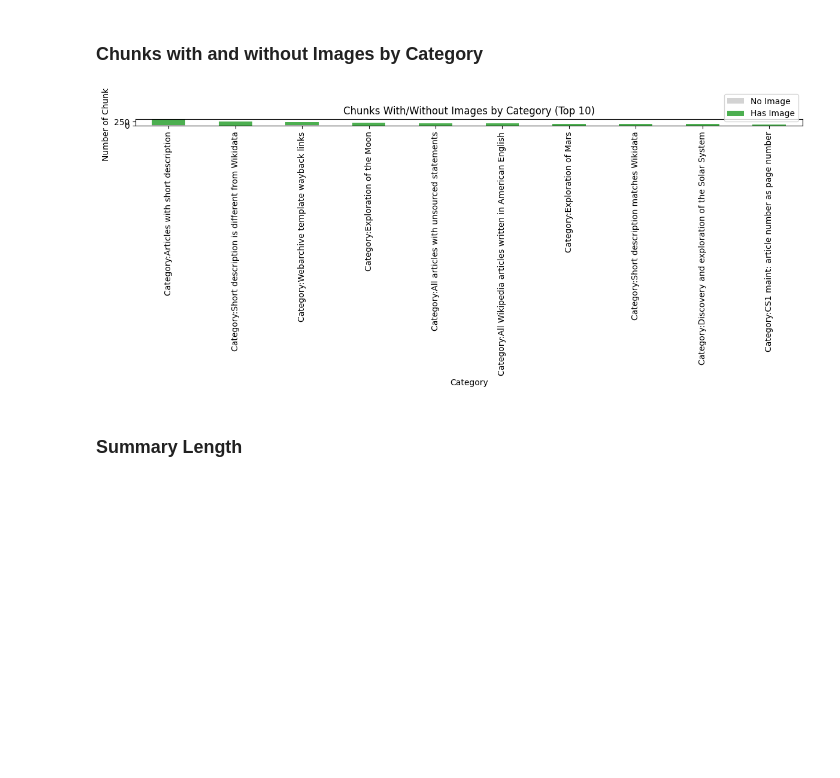
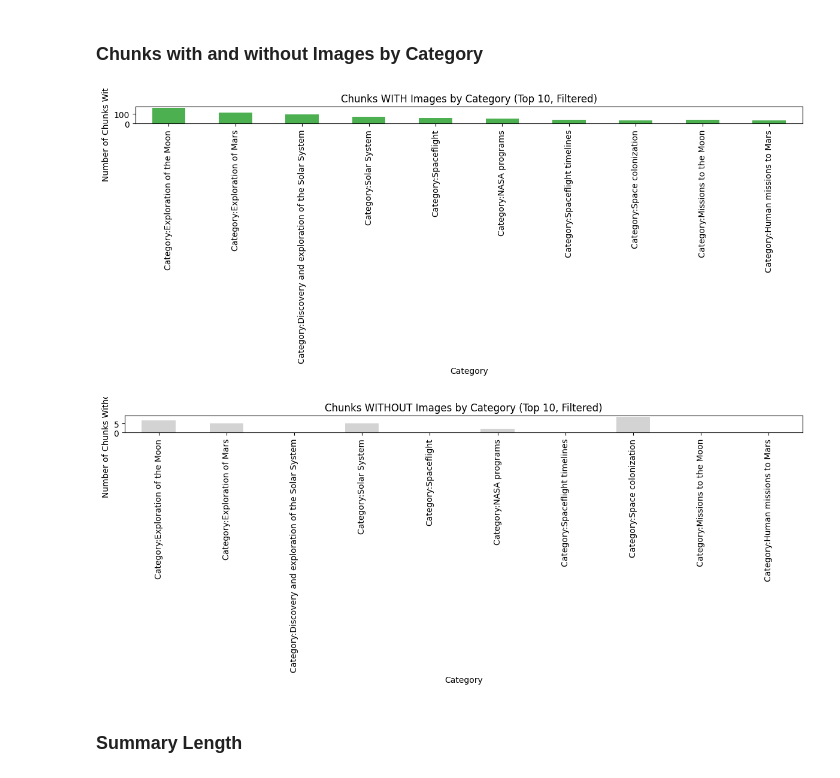
Before and after one commit to lkirch/ScienceSage, a Jupyter notebook: notebooks/eda.ipynb, the cells around one changed output. Drawn from its saved outputs; the diff is of its cells as text; code cells hidden in the pictures; blank space fills up the shorter version.

```diff
--- a/notebooks/eda.ipynb
+++ b/notebooks/eda.ipynb
@@ -178,30 +194,56 @@ Chunks with images: 384 / 408 (94.12%)
 # %%
 # Ensure categories are lists
 if df['categories'].dtype == object and isinstance(df['categories'].iloc[0], str):
     df['categories'] = df['categories'].apply(lambda x: ast.literal_eval(x) if x.startswith('[') else [x])
 
 # Create a flag for image presence
 df['has_image'] = df['images'].apply(lambda x: bool(x) and x != '[]')
 
 # Explode categories for per-category analysis
 df_exploded = df.explode('categories')
 
+# Filter out unwanted categories
+def is_valid_category(cat):
+    return not (
+        cat.startswith("Category:Articles") or
+        cat.startswith("Category:CS1") or
+        cat.startswith("Category:Wikipedia") or
+        cat.startswith("Category:Pages") or
+        cat.startswith("Category:Vague") or
+        cat.startswith("Category:Use") or
+        cat.startswith("Category:Short") or
+        cat.startswith("Category:Webarchive") or
+        cat.startswith("Category:All") or
+        cat.startswith("Category:Commons")
+    )
+
+df_exploded_filtered = df_exploded[df_exploded['categories'].apply(is_valid_category)]
+
 # Group by category and image flag
-cat_img = df_exploded.groupby(['categories', 'has_image']).size().unstack(fill_value=0)
+cat_img = df_exploded_filtered.groupby(['categories', 'has_image']).size().unstack(fill_value=0)
 
-# Plot for top 10 categories
+# Get top 10 categories by total count
 top_cats = cat_img.sum(axis=1).sort_values(ascending=False).head(10).index
 cat_img_top = cat_img.loc[top_cats]
 
-cat_img_top.plot(kind='bar', stacked=True, figsize=(12,5), color=['#d3d3d3', '#4caf50'])
-plt.title("Chunks With/Without Images by Category (Top 10)")
+# Plot chunks WITH images (True)
+cat_img_top[True].plot(kind='bar', figsize=(12,5), color='#4caf50')
+plt.title("Chunks WITH Images by Category (Top 10, Filtered)")
 plt.xlabel("Category")
-plt.ylabel("Number of Chunks")
-plt.legend(['No Image', 'Has Image'])
+plt.ylabel("Number of Chunks With Images")
 plt.tight_layout()
 plt.show()
+
+# Plot chunks WITHOUT images (False)
+cat_img_top[False].plot(kind='bar', figsize=(12,5), color='#d3d3d3')
+plt.title("Chunks WITHOUT Images by Category (Top 10, Filtered)")
+plt.xlabel("Category")
+plt.ylabel("Number of Chunks Without Images")
+plt.tight_layout()
+plt.show()
 # %% [output]
-[figure, old version]
+[figure, new version]
+[figure, added]
 # %% [markdown]
 ### Summary Length
 # %%
```
Also changed, not shown: parts of 9 cells of this notebook.
